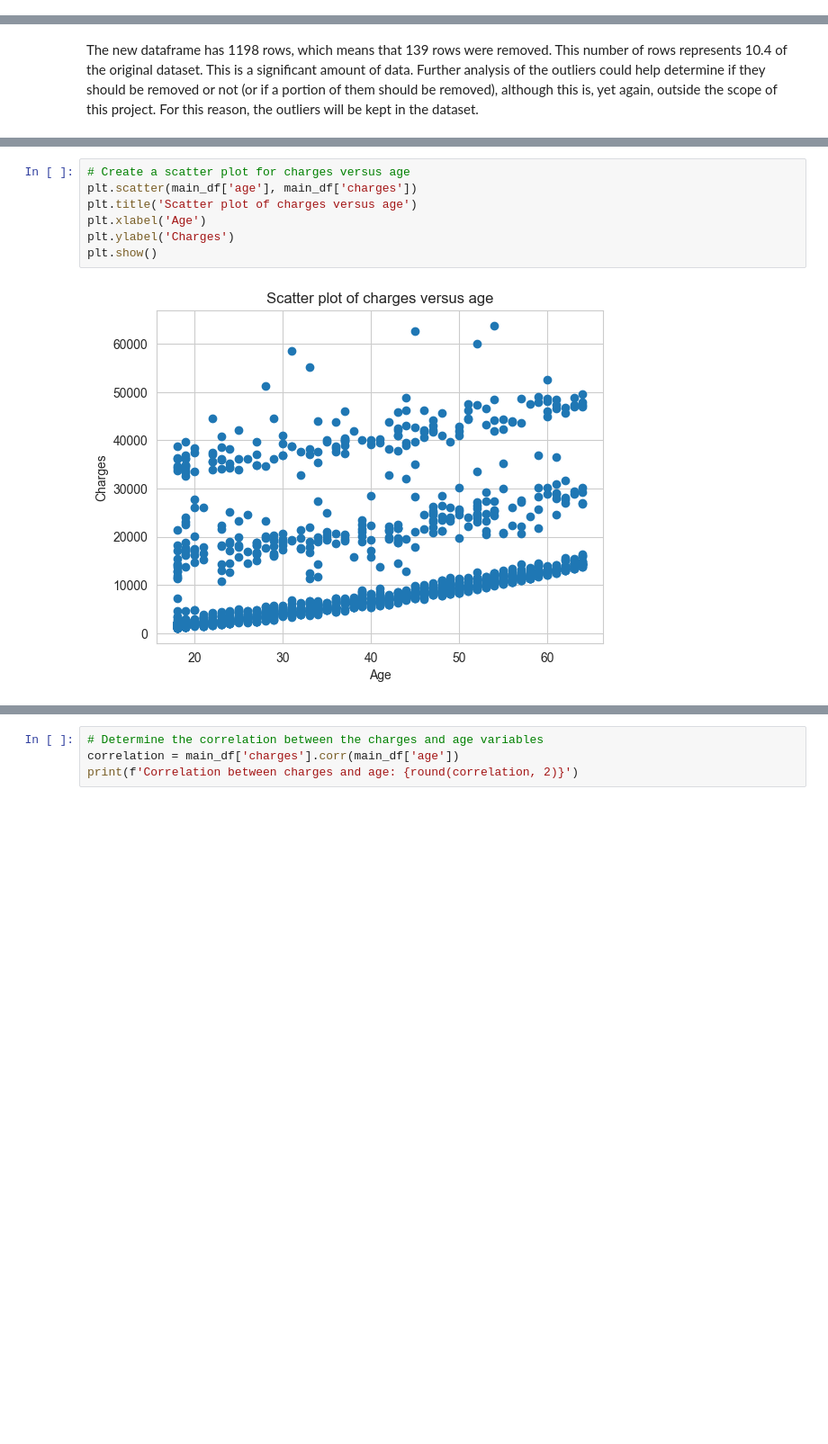
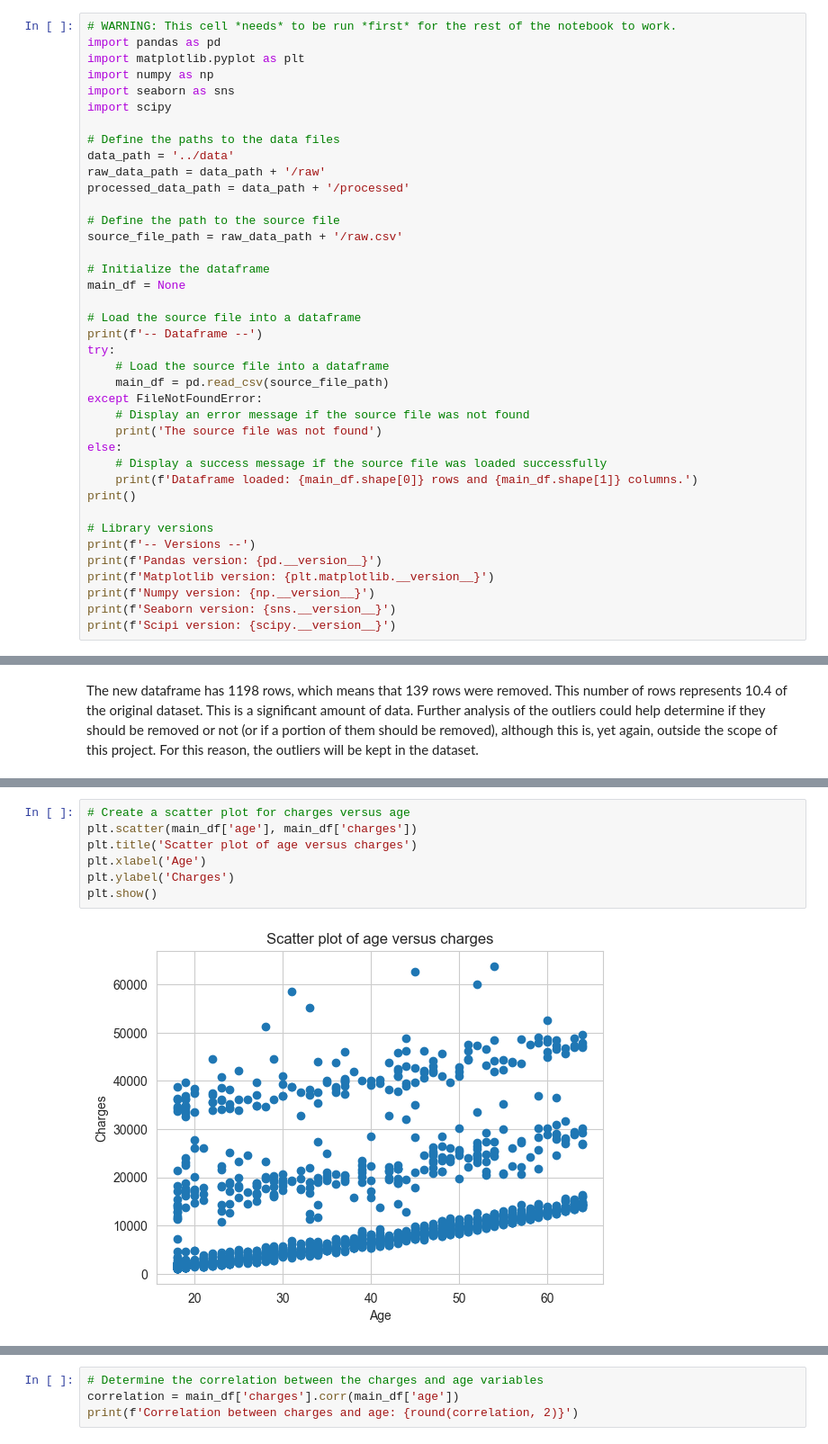
Before and after one commit to Facundo-Barbera/us-medical-insurance-costs-analysis, a Jupyter notebook: notebooks/us_insurance_cost_data_analysis_and_modeling.ipynb, the cells around one changed output, grey strips where cells are left out. Shown at 90% size. Drawn from its saved outputs; the diff is of its cells as text; blank space fills up the shorter version.

```diff
--- a/notebooks/exploratory_data_analysis.ipynb
+++ b/notebooks/us_insurance_cost_data_analysis_and_modeling.ipynb
@@ -190,0 +143,39 @@ dtype: int64
+# %%
+# WARNING: This cell *needs* to be run *first* for the rest of the notebook to work.
+import pandas as pd
+import matplotlib.pyplot as plt
+import numpy as np
+import seaborn as sns
+import scipy
+
+# Define the paths to the data files
+data_path = '../data'
+raw_data_path = data_path + '/raw'
+processed_data_path = data_path + '/processed'
+
+# Define the path to the source file
+source_file_path = raw_data_path + '/raw.csv'
+
+# Initialize the dataframe
+main_df = None
+
+# Load the source file into a dataframe
+print(f'-- Dataframe --')
+try:
+    # Load the source file into a dataframe
+    main_df = pd.read_csv(source_file_path)
+except FileNotFoundError:
+    # Display an error message if the source file was not found
+    print('The source file was not found')
+else:
+    # Display a success message if the source file was loaded successfully
+    print(f'Dataframe loaded: {main_df.shape[0]} rows and {main_df.shape[1]} columns.')
+print()
+
+# Library versions
+print(f'-- Versions --')
+print(f'Pandas version: {pd.__version__}')
+print(f'Matplotlib version: {plt.matplotlib.__version__}')
+print(f'Numpy version: {np.__version__}')
+print(f'Seaborn version: {sns.__version__}')
+print(f'Scipi version: {scipy.__version__}')
@@ -539,9 +623,9 @@ Additionally, the information obtained in the previous section ([Univariate Anal
 # %%
 # Create a scatter plot for charges versus age
 plt.scatter(main_df['age'], main_df['charges'])
-plt.title('Scatter plot of charges versus age')
+plt.title('Scatter plot of age versus charges')
 plt.xlabel('Age')
 plt.ylabel('Charges')
 plt.show()
 # %% [output]
-[figure, old version]
+[figure, new version]
```
Also changed, not shown: parts of 148 cells of this notebook.
